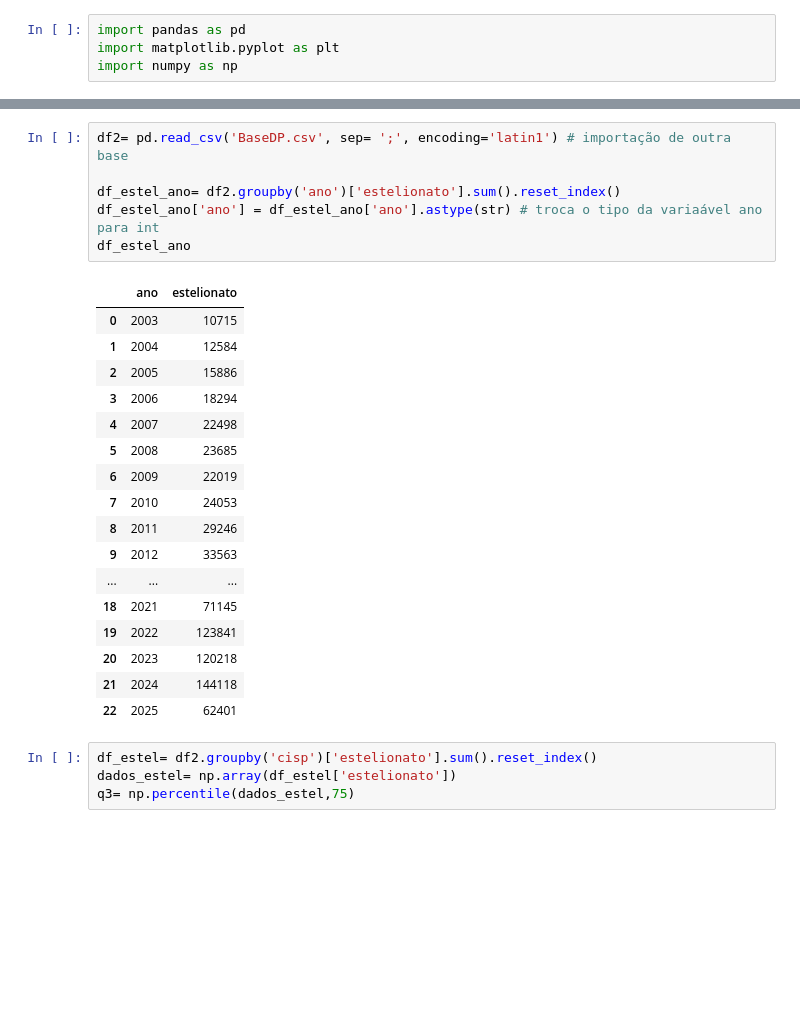
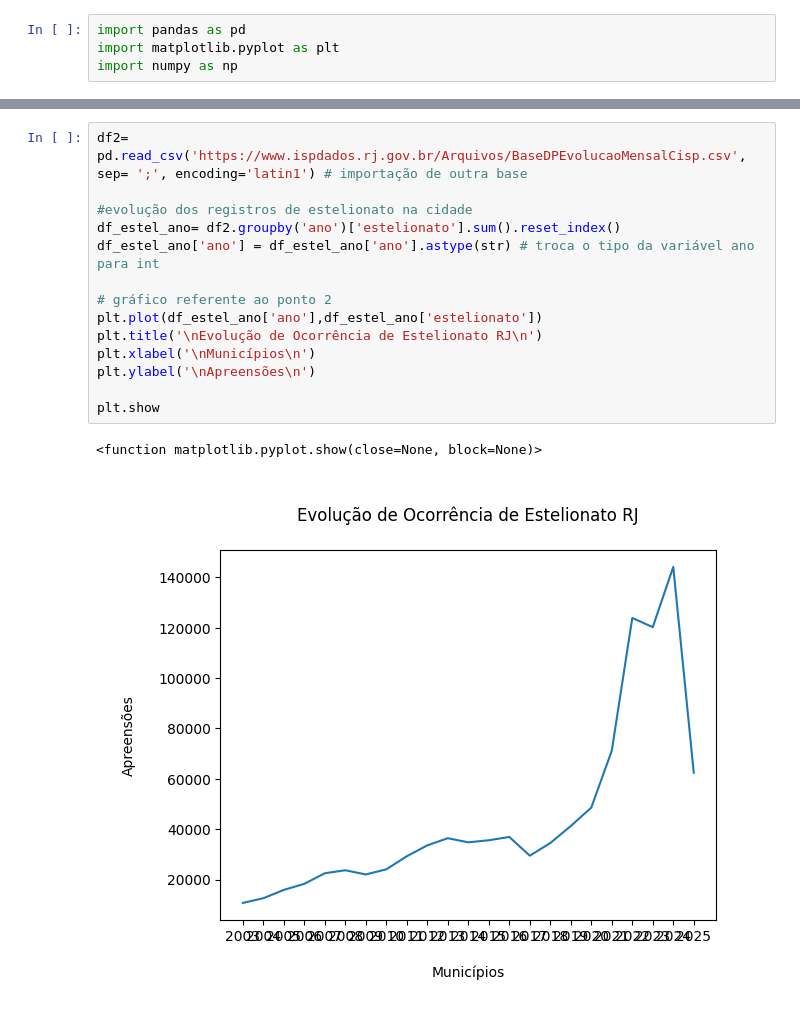
Before and after one commit to daviavatar/analise_seguranca_RJ, a Jupyter notebook: teste.ipynb, the cells around one changed output, grey strips where cells are left out. Saved outputs shown, nothing was run; the diff lists cells and outputs as text; blank space fills up the shorter version.

```diff
--- a/teste.ipynb
+++ b/teste.ipynb
@@ -116,28 +100,17 @@ plt.show
 # %%
-df2= pd.read_csv('BaseDP.csv', sep= ';', encoding='latin1') # importação de outra base
+df2= pd.read_csv('https://www.ispdados.rj.gov.br/Arquivos/BaseDPEvolucaoMensalCisp.csv', sep= ';', encoding='latin1') # importação de outra base
 
+#evolução dos registros de estelionato na cidade
 df_estel_ano= df2.groupby('ano')['estelionato'].sum().reset_index()
-df_estel_ano['ano'] = df_estel_ano['ano'].astype(str) # troca o tipo da variaável ano para int
-df_estel_ano
+df_estel_ano['ano'] = df_estel_ano['ano'].astype(str) # troca o tipo da variável ano para int
+
+# gráfico referente ao ponto 2
+plt.plot(df_estel_ano['ano'],df_estel_ano['estelionato'])
+plt.title('\nEvolução de Ocorrência de Estelionato RJ\n')
+plt.xlabel('\nMunicípios\n')
+plt.ylabel('\nApreensões\n')
+
+plt.show
 # %% [output]
-|  | ano | estelionato |
-| 0 | 2003 | 10715 |
-| 1 | 2004 | 12584 |
-| 2 | 2005 | 15886 |
-| 3 | 2006 | 18294 |
-| 4 | 2007 | 22498 |
-| 5 | 2008 | 23685 |
-| 6 | 2009 | 22019 |
-| 7 | 2010 | 24053 |
-| 8 | 2011 | 29246 |
-| 9 | 2012 | 33563 |
-| ... | ... | ... |
-| 18 | 2021 | 71145 |
-| 19 | 2022 | 123841 |
-| 20 | 2023 | 120218 |
-| 21 | 2024 | 144118 |
-| 22 | 2025 | 62401 |
+<function matplotlib.pyplot.show(close=None, block=None)>
+[figure, added]
-# %%
-df_estel= df2.groupby('cisp')['estelionato'].sum().reset_index()
-dados_estel= np.array(df_estel['estelionato'])
-q3= np.percentile(dados_estel,75)
```
Also changed, not shown: parts of 16 cells of this notebook, 1 other file.
